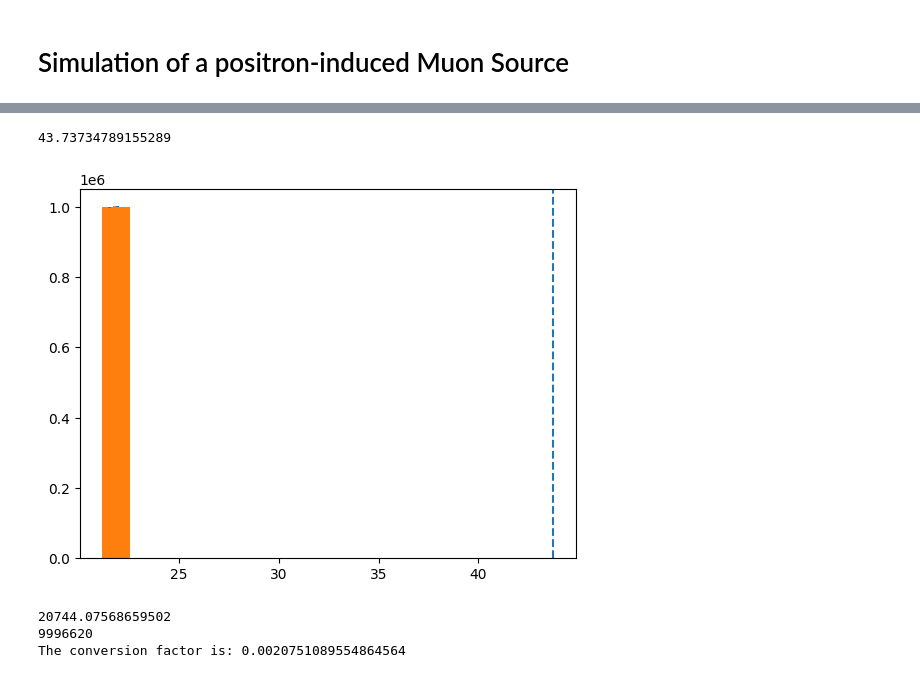
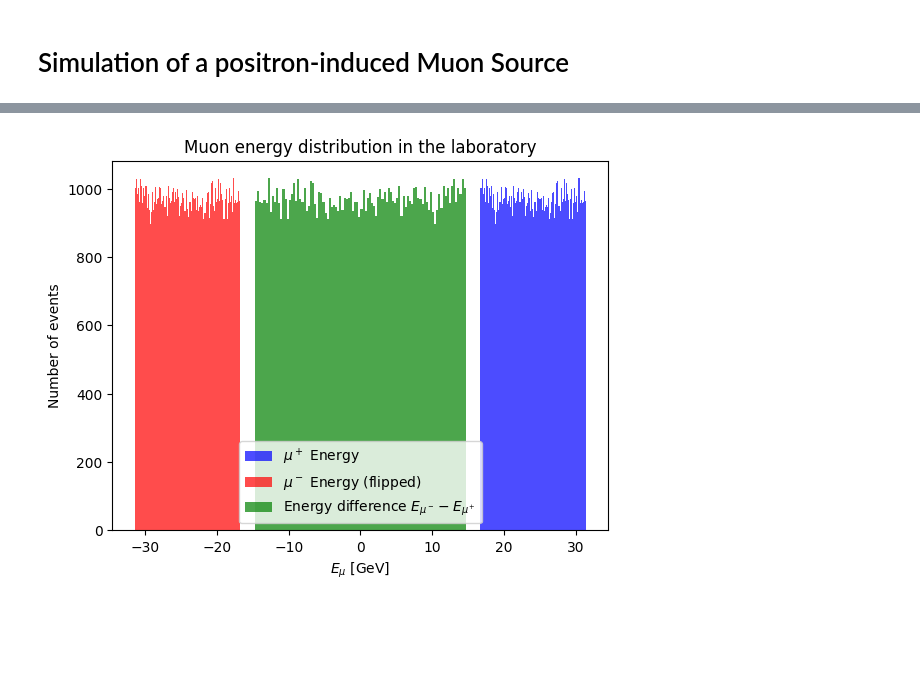
Before and after one commit to marcolorenzato00/LCP_Project, a Jupyter notebook: Project.ipynb, the cells around one changed output, grey strips where cells are left out. Drawn from its saved outputs; the diff is of its cells as text; code cells hidden in the pictures; blank space fills up the shorter version.

```diff
--- a/Project.ipynb
+++ b/Project.ipynb
@@ -106,62 +371,47 @@ Concretamente: theta = sqrt(px^2 + py^2) / pz^2 --> denominatore esplode dopo la
 # %%
-E_pos = (s - 2 * mass_e**2) / (2 * mass_e)      # just from s = (p_pos+p_el)**2 in the rest frame of the electron
-p_pos = np.sqrt(E_pos**2 - mass_e**2)           # dispersion
-gamma = (E_pos + mass_e) / np.sqrt(s)           # derive with the usual formula 1 / sqrt(1-beta**2)
-beta = p_pos / (E_pos + mass_e)                 # given by p / E in the lab frame
+# Positron energy and momentum in the lab frame
+E_pos = (s - 2 * mass_e**2) / (2 * mass_e)
+p_pos = np.sqrt(E_pos**2 - mass_e**2)
 
+# Lorentz factors for boost from CM to lab
+gamma = (E_pos + mass_e) / np.sqrt(s)
+beta = p_pos / (E_pos + mass_e)
+
+# Random azimuthal angle in CM frame
 phi = np.random.uniform(0, 2*np.pi, len(v))
+
+# Muon momentum in CM frame
 p_mod = np.sqrt(s/4 - mass_mu**2)
 px_cm_1 = p_mod * np.sqrt(1 - v**2) * np.cos(phi)
 py_cm_1 = p_mod * np.sqrt(1 - v**2) * np.sin(phi)
 pz_cm_1 = p_mod * v
 E_cm_1 = np.sqrt(s)/2
 
 px_cm_2 = -1 * p_mod * np.sqrt(1 - v**2) * np.cos(phi)
 py_cm_2 = -1 * p_mod * np.sqrt(1 - v**2) * np.sin(phi)
 pz_cm_2 = -1 * p_mod * v
 E_cm_2 = np.sqrt(s)/2
 
+# Boost muon momenta to lab frame
+px_lab_1 = px_cm_1
+py_lab_1 = py_cm_1
 pz_lab_1 = gamma * (pz_cm_1 + beta * E_cm_1)
 E_lab_1 = gamma * (E_cm_1 + beta * pz_cm_1)
 
+px_lab_2 = px_cm_2
+py_lab_2 = py_cm_2
 pz_lab_2 = gamma * (pz_cm_2 + beta * E_cm_2)
 E_lab_2 = gamma * (E_cm_2 + beta * pz_cm_2)
 
-#plt.hist(E_lab_1, bins=100)
-#plt.hist(E_lab_2, bins=100)
-#plt.hist(E_lab_2 - E_lab_1, bins=100)
-#plt.scatter(E_lab_1, E_lab_2, marker=".")
-#plt.title("Distribuzione Energia Muoni nel Laboratorio")
-#plt.show()
-plt.hist(pz_lab_1)
-plt.hist(pz_lab_2)
-#plt.hist(pz_lab_1 + pz_lab_2)
-print(p_pos)
-plt.axvline(p_pos, linestyle='--')
+# Plot histograms of muon energies in the lab frame
+plt.hist(E_lab_1, bins=100, alpha=0.7, color='blue', label=r"$\mu^+$ Energy")
+plt.hist(-1.0 * E_lab_2, bins=100, alpha=0.7, color='red', label=r"$\mu^-$ Energy (flipped)")
+plt.hist(E_lab_2 - E_lab_1, bins=100, alpha=0.7, color='green', label=r"Energy difference $E_{\mu^-}-E_{\mu^+}$")
+
+plt.title("Muon energy distribution in the laboratory")
+plt.xlabel("$ E_{\mu}$ [GeV]")
+plt.ylabel("Number of events")
+plt.legend()
 plt.show()
 # %% [output]
-43.73734789155289
-[figure, old version]
+[figure, new version]
-# %%
-# point 6
-d = 3                       # cm
-rate = 10**6                # Hz
-
-uma = 1.660539e-24          # unitò di massa atomica in g
-B = 9.0121831               # atomic weight del berillio in uma
-rho = 1.845                 # densità del berillio in g/cm^3
-n = rho / (uma * B)         # densità atomica del berillio
-
-P = n * d * cross_section_tot * 10**(-27)       # convertendo la cross section da mbarn a cm**2
-T = 7 * 24 * 3600           # s
-
-E = T * rate * P
-weight = E / len(v)
-print(E)
-print(len(v))
-
-print('The conversion factor is:', weight)
-# %% [output]
-20744.07568659502
-9996620
-The conversion factor is: 0.0020751089554864564
```
Also changed, not shown: parts of 45 cells of this notebook, 1 other file.
